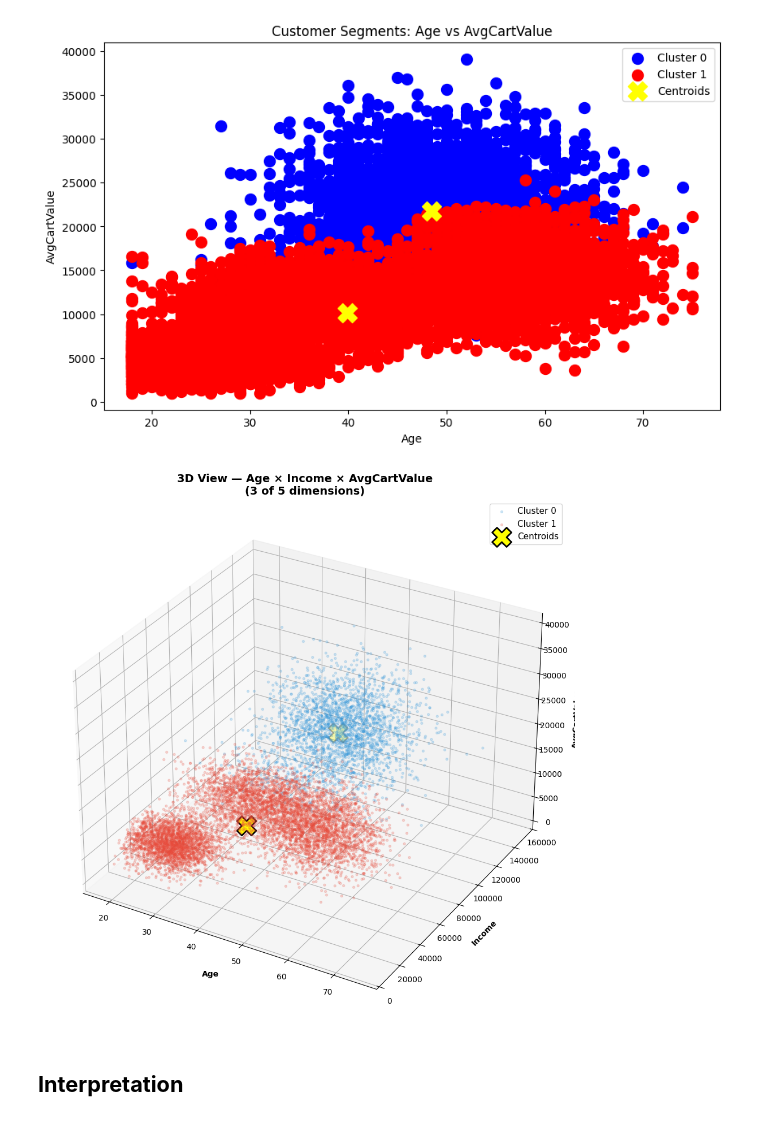
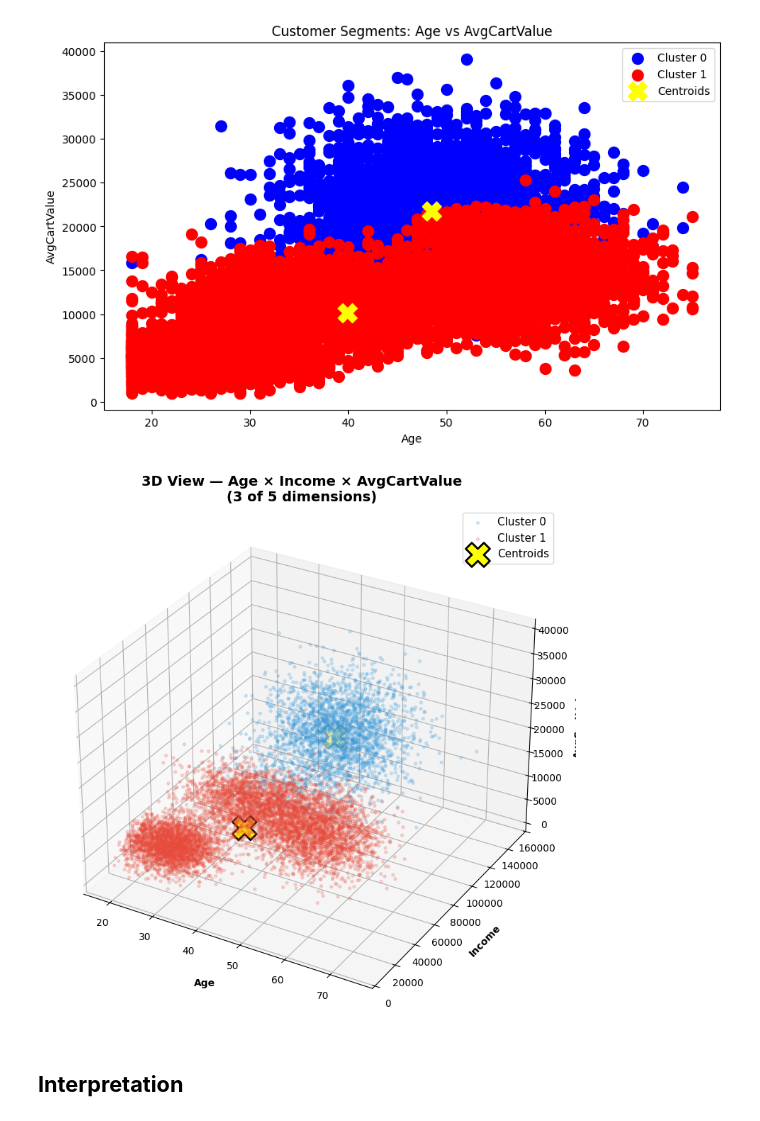
Before and after one commit to zouhiraghenaim/Unsupervised---Learning-Algorithms, a Jupyter notebook: K-Means-Clustering/TP8_02_k_mean_multiple.ipynb, the cells around one changed output. Drawn from its saved outputs; the diff is of its cells as text; code cells hidden in the pictures.

```diff
--- a/K-Means-Clustering/TP8_02_k_mean_multiple.ipynb
+++ b/K-Means-Clustering/TP8_02_k_mean_multiple.ipynb
@@ -114,32 +114,32 @@ plt.show()
 # %%
 from mpl_toolkits.mplot3d import Axes3D
 
-fig = plt.figure(figsize=(14, 10))
+fig = plt.figure(figsize=(12, 8))
 ax = fig.add_subplot(111, projection='3d')
 
 for c, color, label in zip([0, 1], ['#3498db', '#e74c3c'],
                             ['Cluster 0', 'Cluster 1']):
     mask = df_2['Cluster'] == c
     ax.scatter(df_2.loc[mask, 'Age'],
                df_2.loc[mask, 'Income'],
                df_2.loc[mask, 'AvgCartValue'],
                c=color, alpha=0.2, s=8, label=label)
 
 #  centroids
 ax.scatter(centroids[:, 0], centroids[:, 1], centroids[:, 4],
            c='yellow', marker='X', s=600, edgecolors='black',
            linewidth=2, label='Centroids')
 
 ax.set_xlabel('Age', fontweight='bold', labelpad=10)
 ax.set_ylabel('Income', fontweight='bold', labelpad=10)
 ax.set_zlabel('AvgCartValue', fontweight='bold', labelpad=10)
 ax.set_title('3D View — Age × Income × AvgCartValue\n(3 of 5 dimensions)',
              fontsize=14, fontweight='bold')
 ax.legend(fontsize=11)
 plt.tight_layout()
 plt.show()
 # %% [output]
-[figure, old version]
+[figure, new version]
 # %% [markdown]
 ## **Interpretation**
 # %%
```
